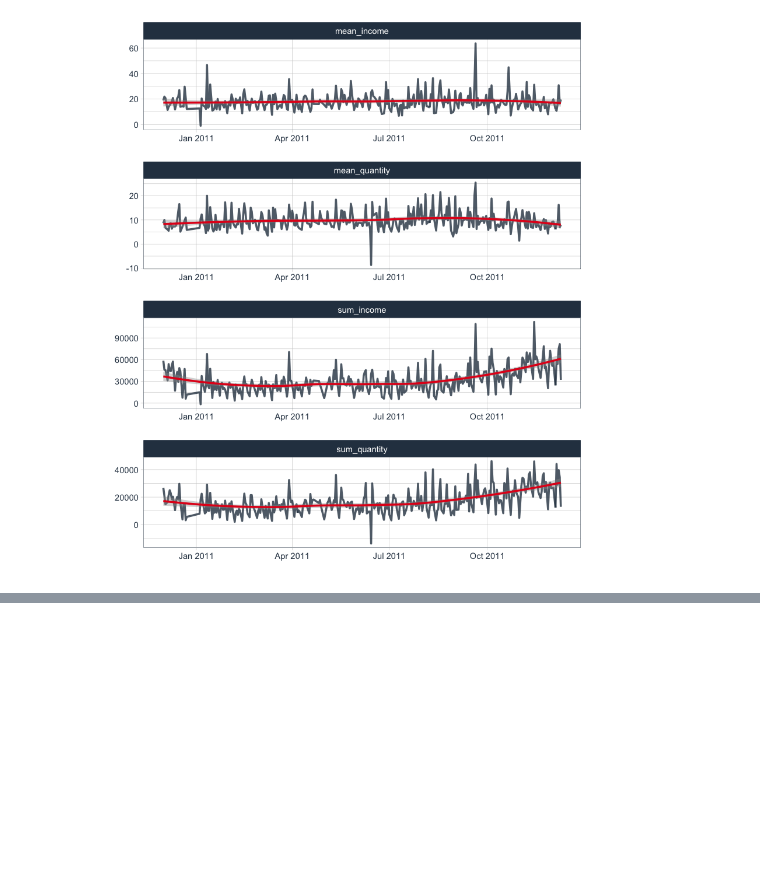
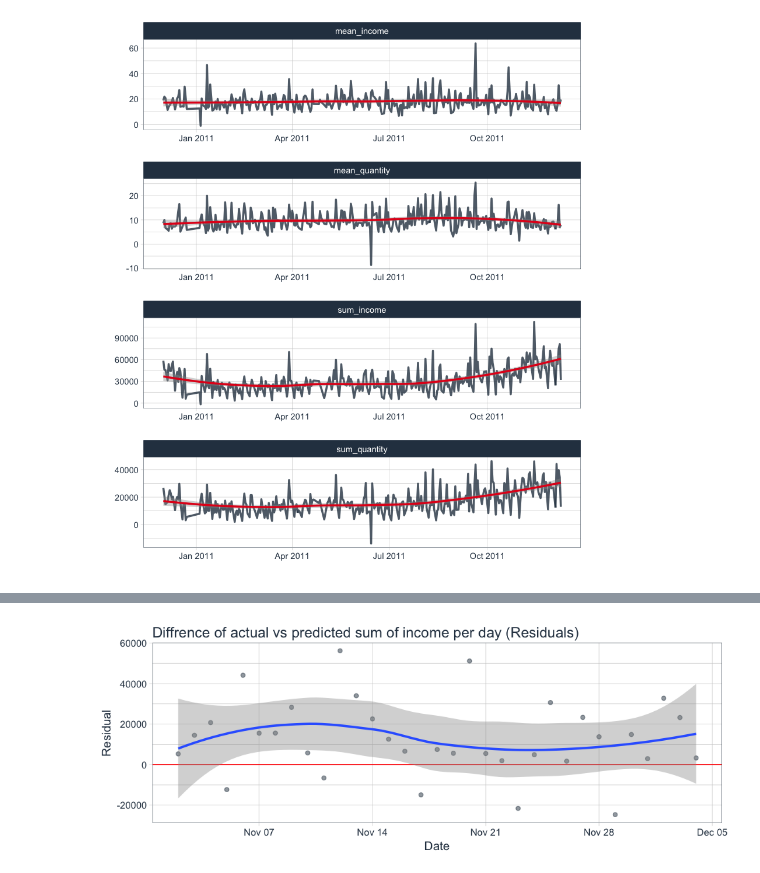
Before and after one commit to Data-Science-FMI/introduction-to-data-science-2017, a Jupyter notebook: labs/lab_3/online_retail.ipynb, the cells around one changed output, grey strips where cells are left out. Saved outputs shown, nothing was run; the diff lists cells and outputs as text; code cells hidden in the pictures; blank space fills up the shorter version.

```diff
--- a/labs/lab_3/online_retail.ipynb
+++ b/labs/lab_3/online_retail.ipynb
@@ -305,0 +357,6 @@ income %>%
+# %%
+off_days <- tibble(ds = as.Date(c("2010-12-24", "2010-12-25", "2010-12-26", "2010-12-27", "2010-12-28",
+                                      "2010-12-29", "2010-12-30", "2010-01-01", "2010-01-02", "2010-01-03",
+                                      "2011-04-22", "2011-04-23", "2011-04-24", "2011-04-25", "2011-05-02",
+                                      "2011-05-30", "2011-08-29", "2011-04-29", "2011-04-30"))) %>%
+  mutate(holiday = paste0("off_day_", seq_along(1:length(ds))))
@@ -305,0 +377,15 @@ income %>%
+# %%
+future <- make_future_dataframe(model, periods = nrow(test), include_history = FALSE)
+# %%
+pred <- predict(model, future) %>% mutate(y = test$y)
+# %%
+pred %>%
+  mutate(resid = y - yhat) %>%
+  ggplot(aes(x = ds, y = resid)) +
+    geom_hline(yintercept = 0, color = "red") +
+    geom_point(alpha = 0.5, color = palette_light()[[1]]) +
+    geom_smooth(method = 'loess') +
+    labs(title = "Diffrence of actual vs predicted sum of income per day (Residuals)", y = "Residual", x = "Date") +
+    theme_tq()
+# %% [output]
+[figure, added]
```
Also changed, not shown: parts of 15 cells of this notebook.
